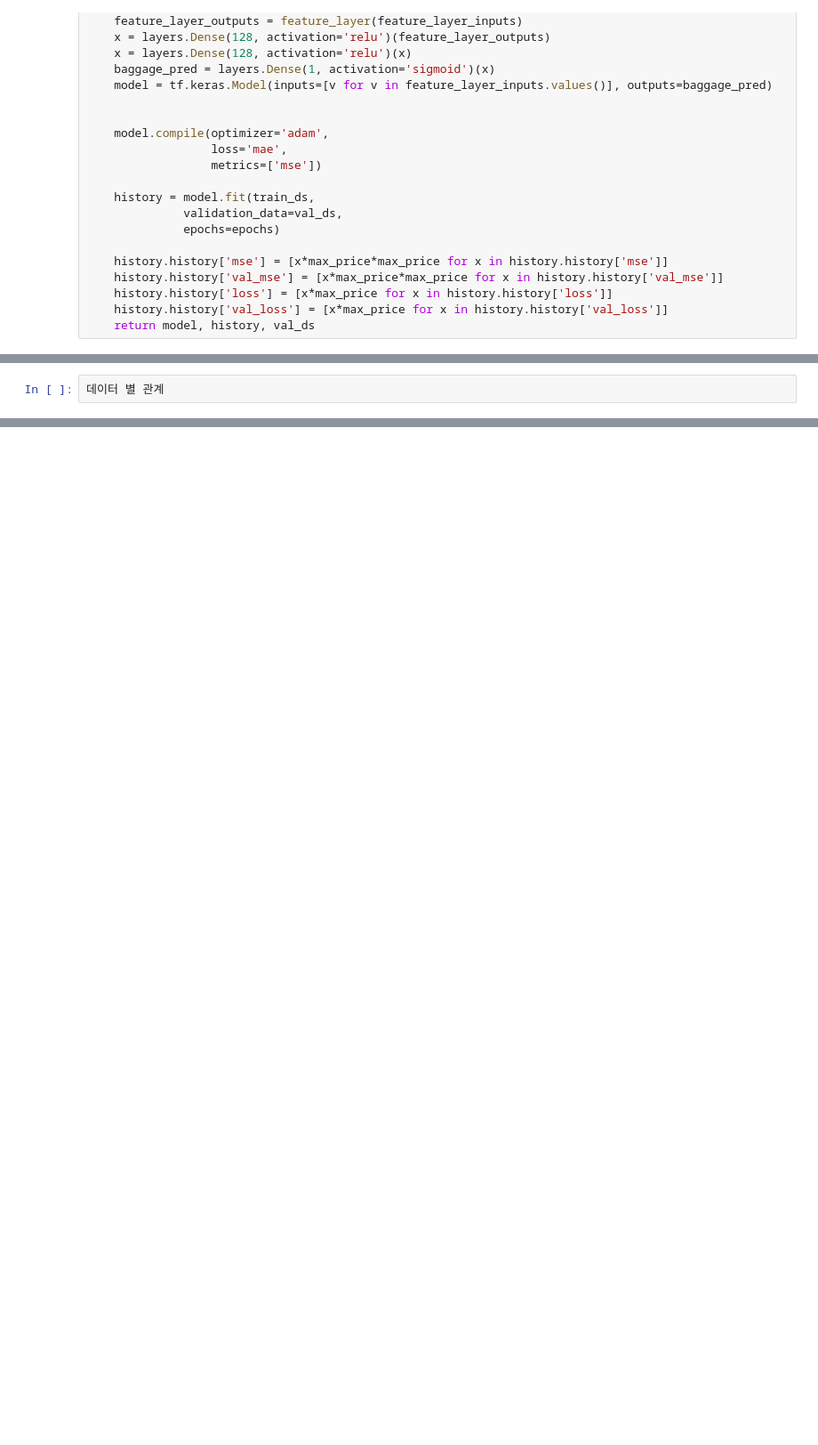
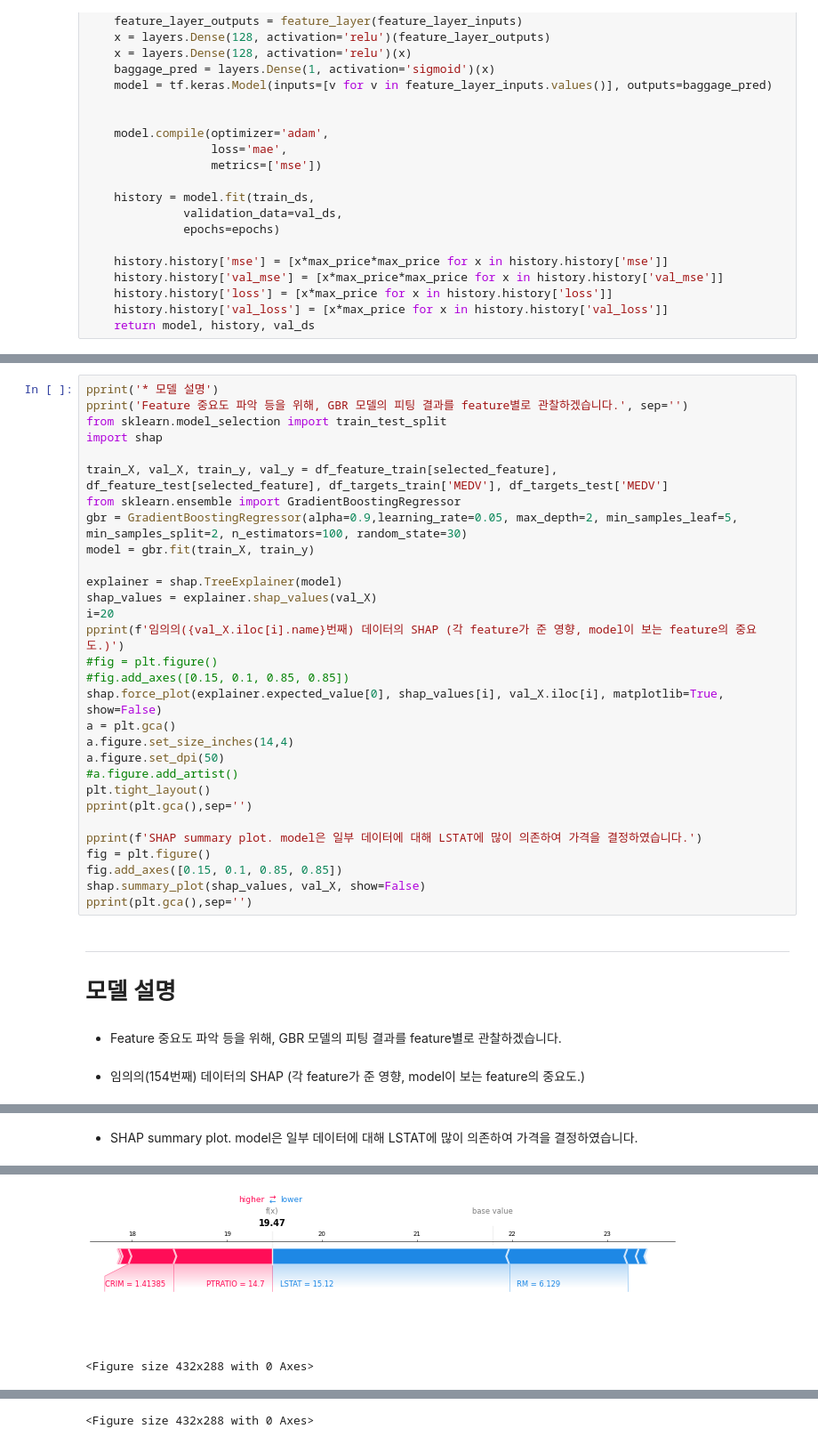
Before and after one commit to Thessal/kakao_interview, a Jupyter notebook: problem_3.ipynb, the cells around one changed output, grey strips where cells are left out. Shown at 89% size. Saved outputs shown, nothing was run; the diff lists cells and outputs as text; blank space fills up the shorter version.

```diff
--- a/problem_3.ipynb
+++ b/problem_3.ipynb
@@ -670,4 +700,36 @@ if not allow_validation_set_modification:
 [figure]
 <Figure size 432x288 with 0 Axes>
-# %%
-데이터 별 관계
+# %%
+pprint('* 모델 설명')
+pprint('Feature 중요도 파악 등을 위해, GBR 모델의 피팅 결과를 feature별로 관찰하겠습니다.', sep='')
+from sklearn.model_selection import train_test_split
+import shap
+
+train_X, val_X, train_y, val_y = df_feature_train[selected_feature], df_feature_test[selected_feature], df_targets_train['MEDV'], df_targets_test['MEDV']
+from sklearn.ensemble import GradientBoostingRegressor
+gbr = GradientBoostingRegressor(alpha=0.9,learning_rate=0.05, max_depth=2, min_samples_leaf=5, min_samples_split=2, n_estimators=100, random_state=30)
+model = gbr.fit(train_X, train_y)
+
+explainer = shap.TreeExplainer(model)
+shap_values = explainer.shap_values(val_X)
+i=20
+pprint(f'임의의({val_X.iloc[i].name}번째) 데이터의 SHAP (각 feature가 준 영향, model이 보는 feature의 중요도.)')
+#fig = plt.figure()
+#fig.add_axes([0.15, 0.1, 0.85, 0.85])
+shap.force_plot(explainer.expected_value[0], shap_values[i], val_X.iloc[i], matplotlib=True, show=False)
+a = plt.gca()
+a.figure.set_size_inches(14,4)
+a.figure.set_dpi(50)
+#a.figure.add_artist()
+plt.tight_layout()
+pprint(plt.gca(),sep='')
+
+pprint(f'SHAP summary plot. model은 일부 데이터에 대해 LSTAT에 많이 의존하여 가격을 결정하였습니다.')
+fig = plt.figure()
+fig.add_axes([0.15, 0.1, 0.85, 0.85])
+shap.summary_plot(shap_values, val_X, show=False)
+pprint(plt.gca(),sep='')
+# %% [output]
+모델 설명
+Feature 중요도 파악 등을 위해, GBR 모델의 피팅 결과를 feature별로 관찰하겠습니다.
+임의의(154번째) 데이터의 SHAP (각 feature가 준 영향, model이 보는 feature의 중요도.)
@@ -673,0 +737 @@ if not allow_validation_set_modification:
+SHAP summary plot. model은 일부 데이터에 대해 LSTAT에 많이 의존하여 가격을 결정하였습니다.
@@ -673,0 +739,2 @@ if not allow_validation_set_modification:
+[figure, added]
+<Figure size 432x288 with 0 Axes>
@@ -673,0 +742 @@ if not allow_validation_set_modification:
+<Figure size 432x288 with 0 Axes>
```
Also changed, not shown: parts of 15 cells of this notebook, 1 other file.
